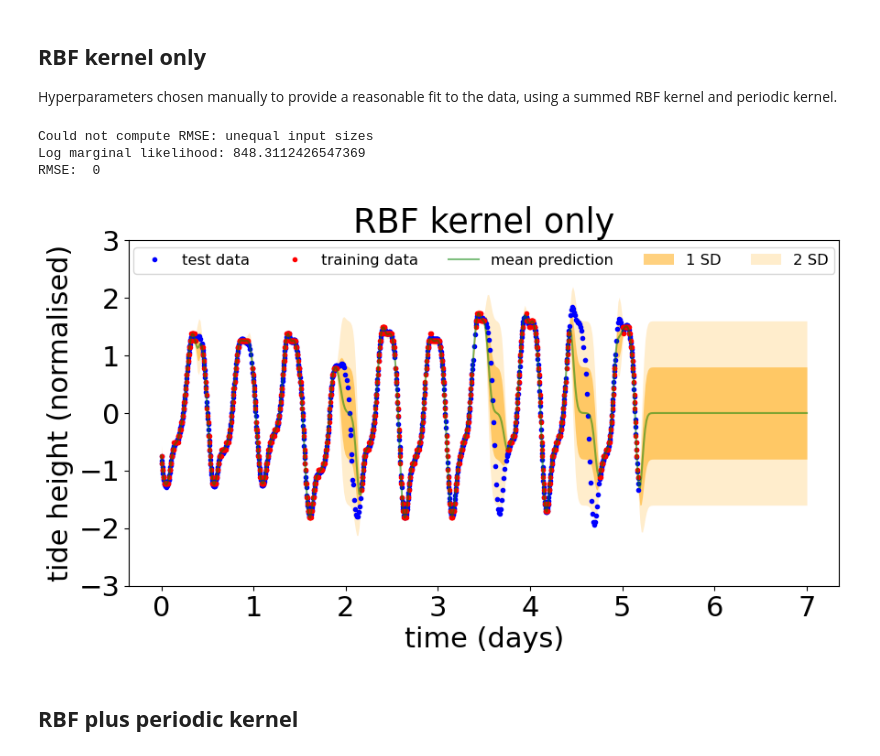
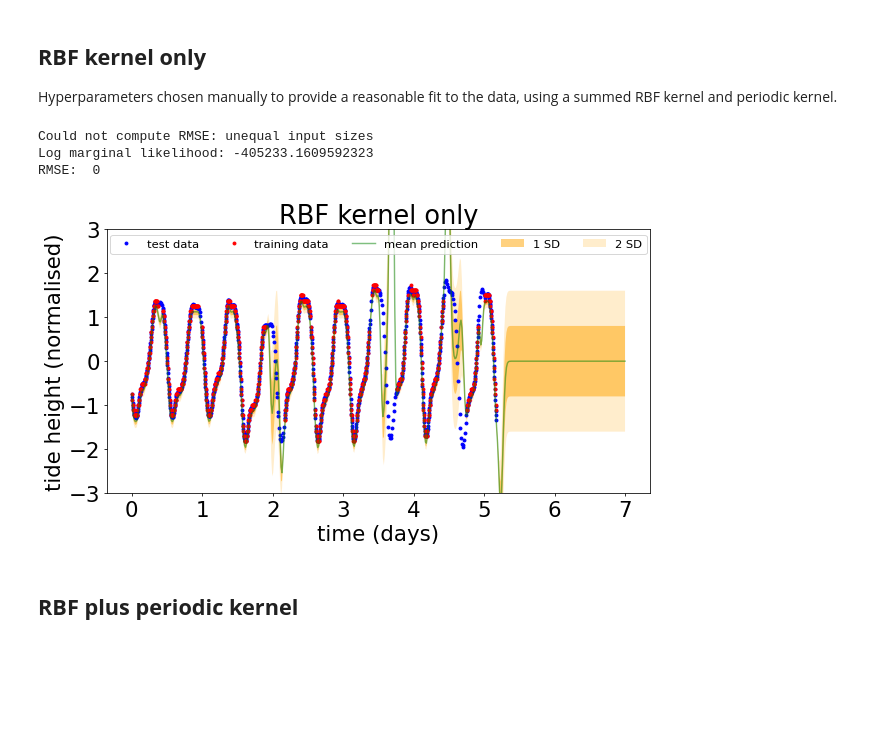
Before and after one commit to alex-stephens/AIMS-DEI, a Jupyter notebook: AIMS_CDT_DEI.ipynb, the cells around one changed output. Saved outputs shown, nothing was run; the diff lists cells and outputs as text; code cells hidden in the pictures; blank space fills up the shorter version.

Commit message:
Fix measurement noise term in optimisation

```diff
--- a/AIMS_CDT_DEI.ipynb
+++ b/AIMS_CDT_DEI.ipynb
@@ -53,43 +51,44 @@ Y = y
 Xs = np.linspace(0, 7, 500).reshape(-1,1)
 # Xs = ttrue
 
-
-jitter = 0.1
+# Measurement noise and jitter
+sigma_n = 0.1
+jitter = 0.001
 
 # Initial guess for model parameters
 sigma_rbf = 0.8 # RBF kernel
 L_rbf = 0.04
 
 sigma_per = 0  # periodic kernel disabled
 L_per = 1.0
 p_per = 1.0
 
 # Build the kernel function
 params = [sigma_rbf, L_rbf, sigma_per, L_per, p_per]
-kernel = buildKernel(params, jitter)
+kernel = buildKernel(params)
 
 # Mean and covariance functions
 mu = np.zeros(len(X))
 K = kernel(X, X)
 
 # Posterior predictive distribution
-mu, sigma, LML = getPosteriorPredictive(X, Y, Xs, kernel, jitter)
+mu, sigma, LML = getPosteriorPredictive(X, Y, Xs, kernel, sigma_n, jitter)
 
 # Compute RMSE
 RMSE = getRMSE(mu, ytrue)
 
 # Printouts
 print("Log marginal likelihood:", LML)
 print('RMSE: ', RMSE)
 
 # Visualisation
 title = 'RBF kernel only'
 plotTides(Xs, mu, sigma, t, y, ttrue, ytrue, title=title)
 # %% [output]
 Could not compute RMSE: unequal input sizes
-Log marginal likelihood: 848.3112426547369
+Log marginal likelihood: -405233.1609592323
 RMSE:  0
-[figure, old version]
+[figure, new version]
 # %% [markdown]
 ## **RBF plus periodic kernel**
 # %%
```
Also changed, not shown: parts of 4 cells of this notebook, 1 other file.
